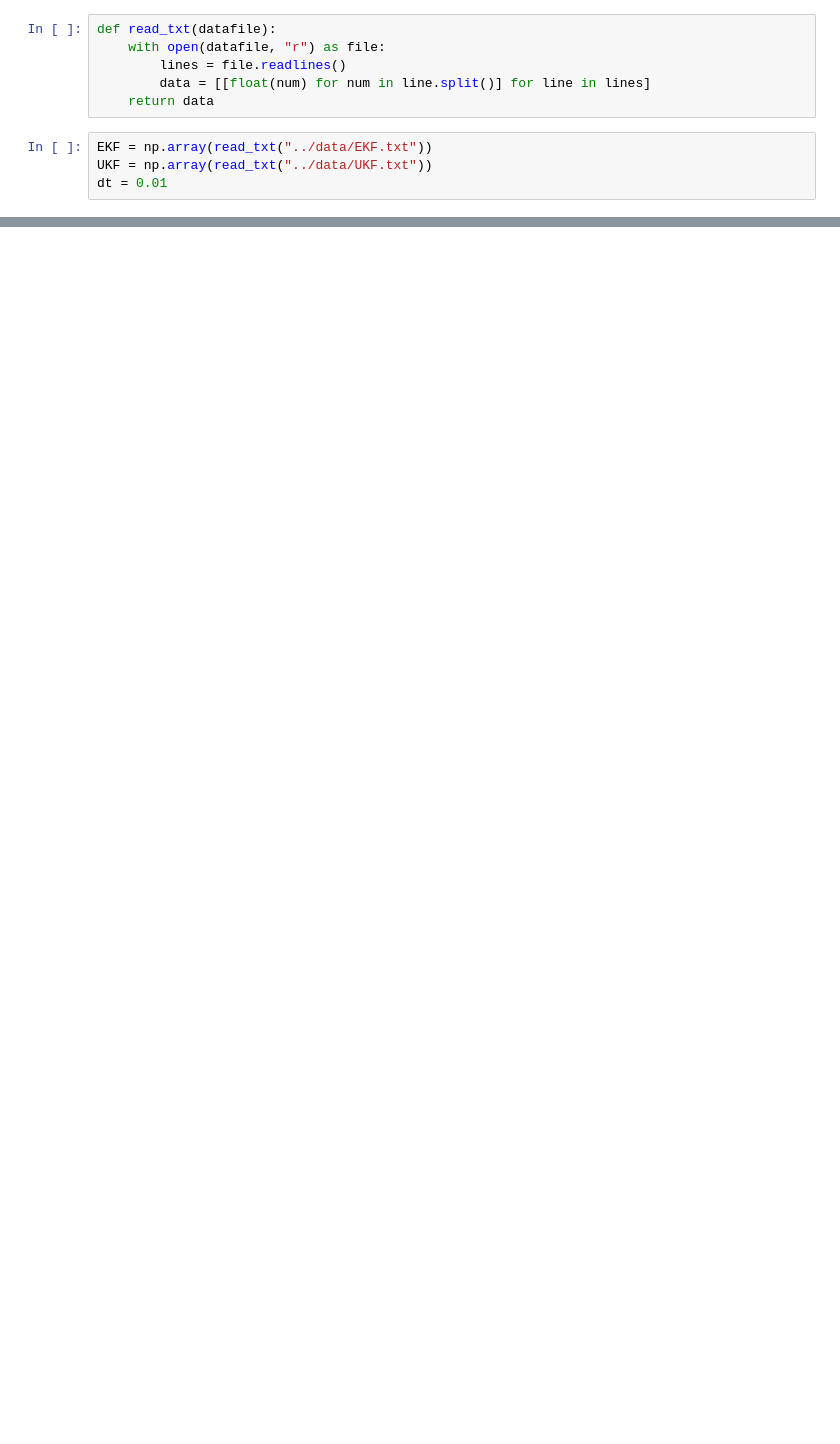
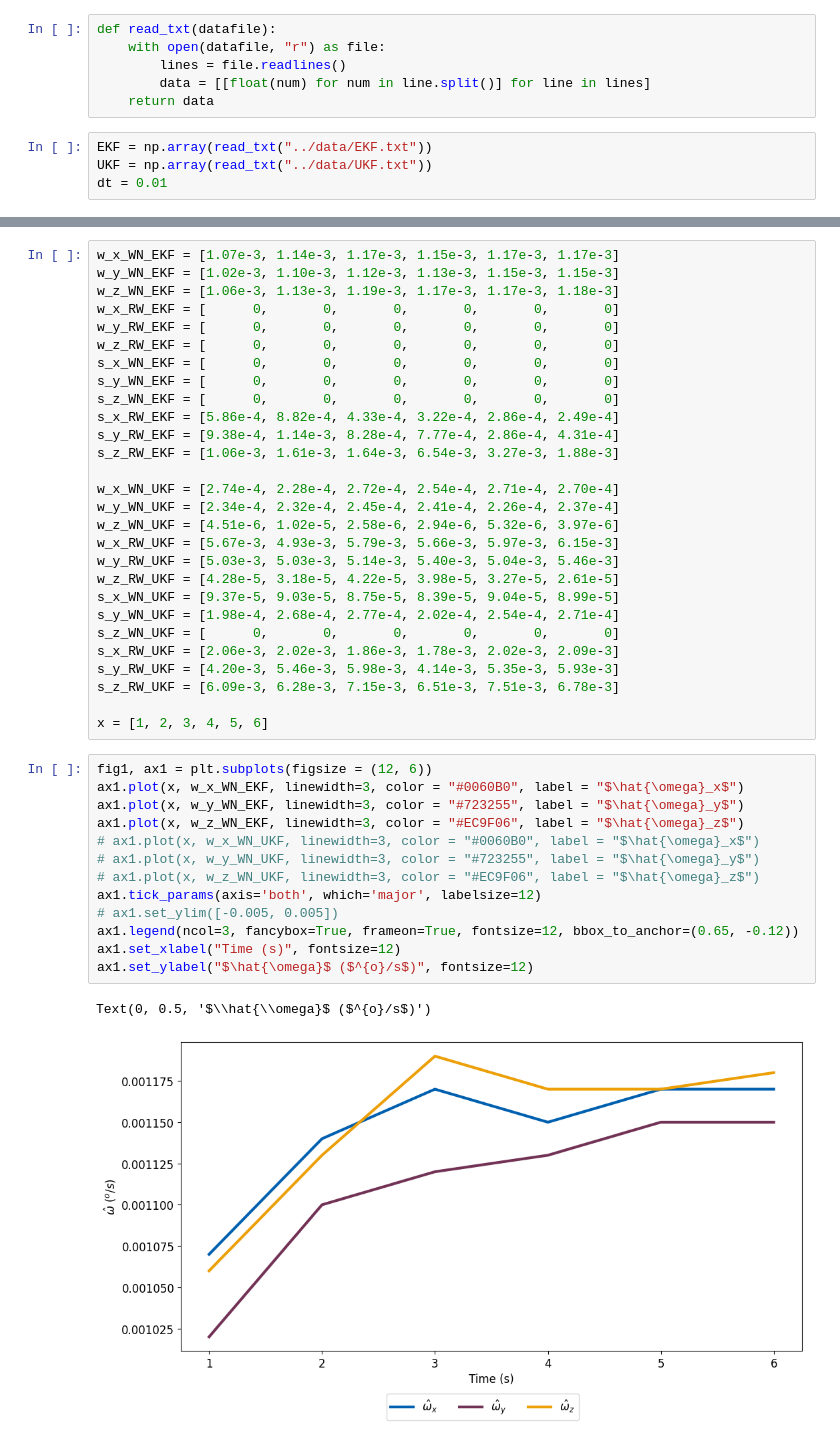
Before and after one commit to schoi355/multi_imu_fusion, a Jupyter notebook: code/plot_EKF_UKF.ipynb, the cells around one changed output, grey strips where cells are left out. Drawn from its saved outputs; the diff is of its cells as text; blank space fills up the shorter version.

```diff
--- a/code/plot_EKF_UKF.ipynb
+++ b/code/plot_EKF_UKF.ipynb
@@ -72,0 +147,44 @@ Text(0, 0.5, 'Allan Variance ($\\hat{\\omega}$)')
+# %%
+w_x_WN_EKF = [1.07e-3, 1.14e-3, 1.17e-3, 1.15e-3, 1.17e-3, 1.17e-3]
+w_y_WN_EKF = [1.02e-3, 1.10e-3, 1.12e-3, 1.13e-3, 1.15e-3, 1.15e-3]
+w_z_WN_EKF = [1.06e-3, 1.13e-3, 1.19e-3, 1.17e-3, 1.17e-3, 1.18e-3]
+w_x_RW_EKF = [      0,       0,       0,       0,       0,       0]
+w_y_RW_EKF = [      0,       0,       0,       0,       0,       0]
+w_z_RW_EKF = [      0,       0,       0,       0,       0,       0]
+s_x_WN_EKF = [      0,       0,       0,       0,       0,       0]
+s_y_WN_EKF = [      0,       0,       0,       0,       0,       0]
+s_z_WN_EKF = [      0,       0,       0,       0,       0,       0]
+s_x_RW_EKF = [5.86e-4, 8.82e-4, 4.33e-4, 3.22e-4, 2.86e-4, 2.49e-4]
+s_y_RW_EKF = [9.38e-4, 1.14e-3, 8.28e-4, 7.77e-4, 2.86e-4, 4.31e-4]
+s_z_RW_EKF = [1.06e-3, 1.61e-3, 1.64e-3, 6.54e-3, 3.27e-3, 1.88e-3]
+
+w_x_WN_UKF = [2.74e-4, 2.28e-4, 2.72e-4, 2.54e-4, 2.71e-4, 2.70e-4]
+w_y_WN_UKF = [2.34e-4, 2.32e-4, 2.45e-4, 2.41e-4, 2.26e-4, 2.37e-4]
+w_z_WN_UKF = [4.51e-6, 1.02e-5, 2.58e-6, 2.94e-6, 5.32e-6, 3.97e-6]
+w_x_RW_UKF = [5.67e-3, 4.93e-3, 5.79e-3, 5.66e-3, 5.97e-3, 6.15e-3]
+w_y_RW_UKF = [5.03e-3, 5.03e-3, 5.14e-3, 5.40e-3, 5.04e-3, 5.46e-3]
+w_z_RW_UKF = [4.28e-5, 3.18e-5, 4.22e-5, 3.98e-5, 3.27e-5, 2.61e-5]
+s_x_WN_UKF = [9.37e-5, 9.03e-5, 8.75e-5, 8.39e-5, 9.04e-5, 8.99e-5]
+s_y_WN_UKF = [1.98e-4, 2.68e-4, 2.77e-4, 2.02e-4, 2.54e-4, 2.71e-4]
+s_z_WN_UKF = [      0,       0,       0,       0,       0,       0]
+s_x_RW_UKF = [2.06e-3, 2.02e-3, 1.86e-3, 1.78e-3, 2.02e-3, 2.09e-3]
+s_y_RW_UKF = [4.20e-3, 5.46e-3, 5.98e-3, 4.14e-3, 5.35e-3, 5.93e-3]
+s_z_RW_UKF = [6.09e-3, 6.28e-3, 7.15e-3, 6.51e-3, 7.51e-3, 6.78e-3]
+
+x = [1, 2, 3, 4, 5, 6]
+# %%
+fig1, ax1 = plt.subplots(figsize = (12, 6))
+ax1.plot(x, w_x_WN_EKF, linewidth=3, color = "#0060B0", label = "$\hat{\omega}_x$")
+ax1.plot(x, w_y_WN_EKF, linewidth=3, color = "#723255", label = "$\hat{\omega}_y$")
+ax1.plot(x, w_z_WN_EKF, linewidth=3, color = "#EC9F06", label = "$\hat{\omega}_z$")
+# ax1.plot(x, w_x_WN_UKF, linewidth=3, color = "#0060B0", label = "$\hat{\omega}_x$")
+# ax1.plot(x, w_y_WN_UKF, linewidth=3, color = "#723255", label = "$\hat{\omega}_y$")
+# ax1.plot(x, w_z_WN_UKF, linewidth=3, color = "#EC9F06", label = "$\hat{\omega}_z$")
+ax1.tick_params(axis='both', which='major', labelsize=12)
+# ax1.set_ylim([-0.005, 0.005])
+ax1.legend(ncol=3, fancybox=True, frameon=True, fontsize=12, bbox_to_anchor=(0.65, -0.12))
+ax1.set_xlabel("Time (s)", fontsize=12)
+ax1.set_ylabel("$\hat{\omega}$ ($^{o}/s$)", fontsize=12)
+# %% [output]
+Text(0, 0.5, '$\\hat{\\omega}$ ($^{o}/s$)')
+[figure, added]
```
Also changed, not shown: parts of 11 cells of this notebook, 5 other files.
